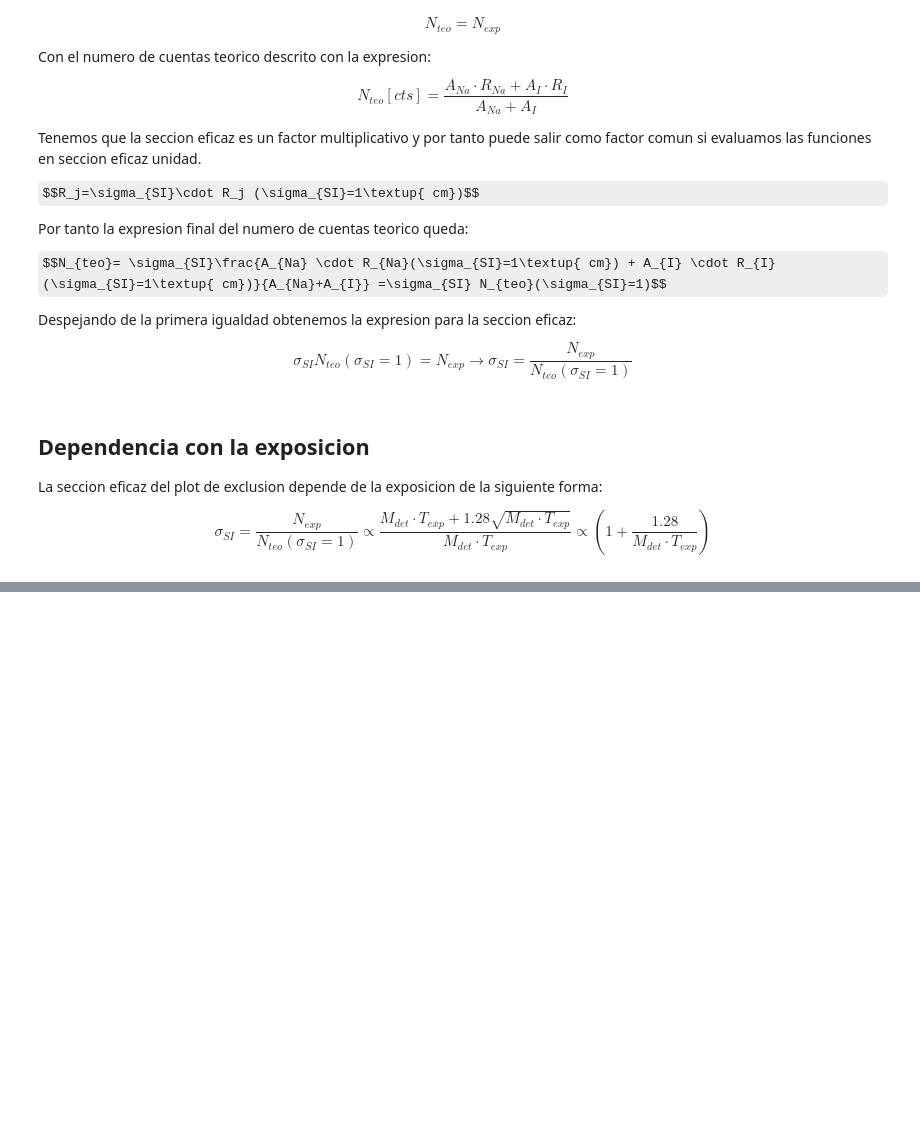
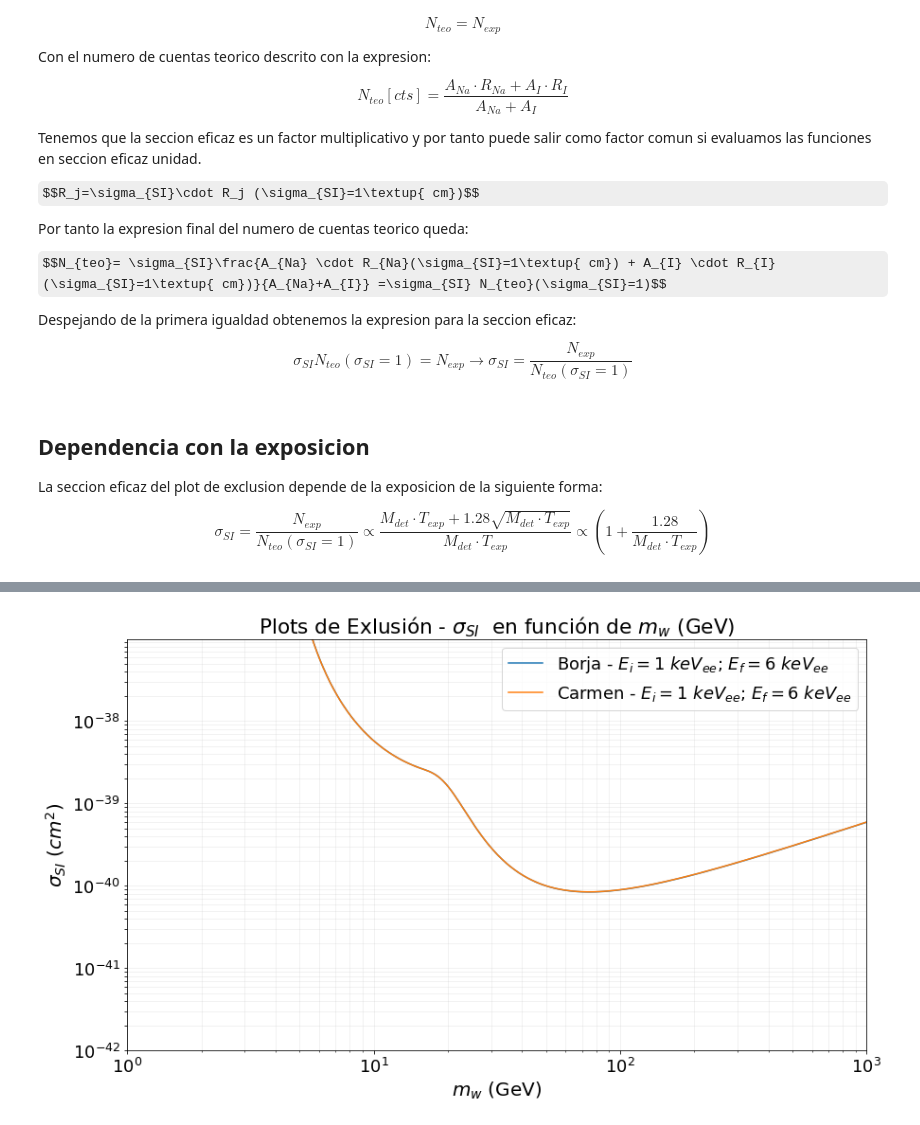
Before and after one commit to 716292-bbm/TFG, a Jupyter notebook: TFG_Plot_Exclusion.ipynb, the cells around one changed output, grey strips where cells are left out. Saved outputs shown, nothing was run; the diff lists cells and outputs as text; code cells hidden in the pictures; some formulas as TeX source; blank space fills up the shorter version.

```diff
--- a/TFG_Plot_Exclusion.ipynb
+++ b/TFG_Plot_Exclusion.ipynb
@@ -154,0 +871,38 @@ ax.grid(which='both', linestyle='-', alpha=0.2)
+# %%
+plt.figure(figsize=(14, 8))
+ax = plt.subplot()
+
+ax.plot(mWs,sigmas,label="Borja - $E_i=$"+f"{Ei}"+" $keV_{ee}$; $E_f=$"+f"{Ef}"+" $keV_{ee}$")
+ax.plot(mWs,secciones1,label="Carmen - $E_i=$"+f"{Ei}"+" $keV_{ee}$; $E_f=$"+f"{Ef}"+" $keV_{ee}$")
+
+
+ax.legend()
+ax.set_title(r'Plots de Exlusión - $\sigma_{SI}$  en función de $m_w$ (GeV)')
+ax.set_ylabel(r'$\sigma_{SI}$ $(cm^2)$',fontsize=20)
+ax.set_xlabel(r'$m_w$ (GeV)',fontsize=20)
+
+ax.set_yscale("log")
+ax.set_xscale("log")
+
+y_sup=1e-37
+y_inf=1e-42
+
+ax.set_ylim(y_inf,y_sup)
+ax.set_xlim(1,1000)
+
+exp_min = int(np.floor(np.log10(y_inf)))
+exp_max = int(np.ceil(np.log10(y_sup)))
+exps = np.arange(exp_min, exp_max)
+
+
+all_ticks = []
+for e in exps:
+    decade = (np.arange(1, 10) * (10.0**e)).tolist()
+    all_ticks.extend(decade)
+all_ticks = np.array(all_ticks)
+
+ax.set_yticks(all_ticks)
+
+ax.grid(which='both', linestyle='-', alpha=0.2)
+# %% [output]
+[figure, added]
```
Also changed, not shown: parts of 7 cells of this notebook, 5 other files.
